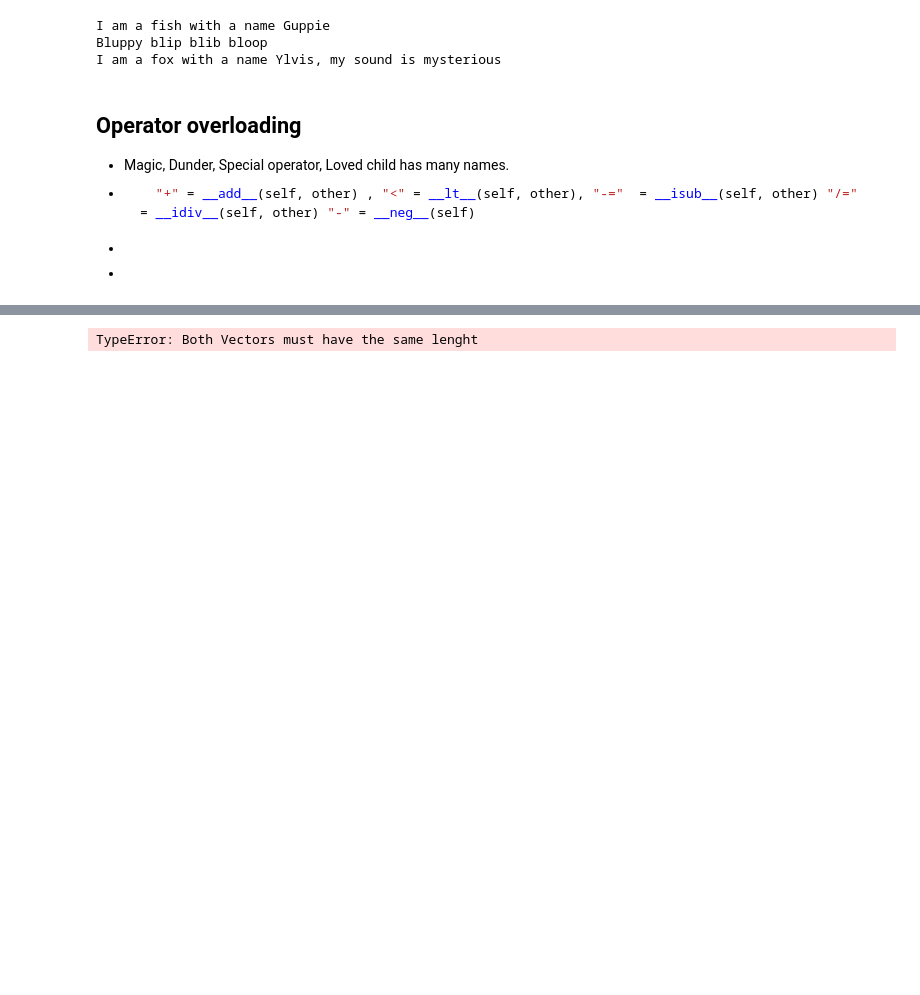
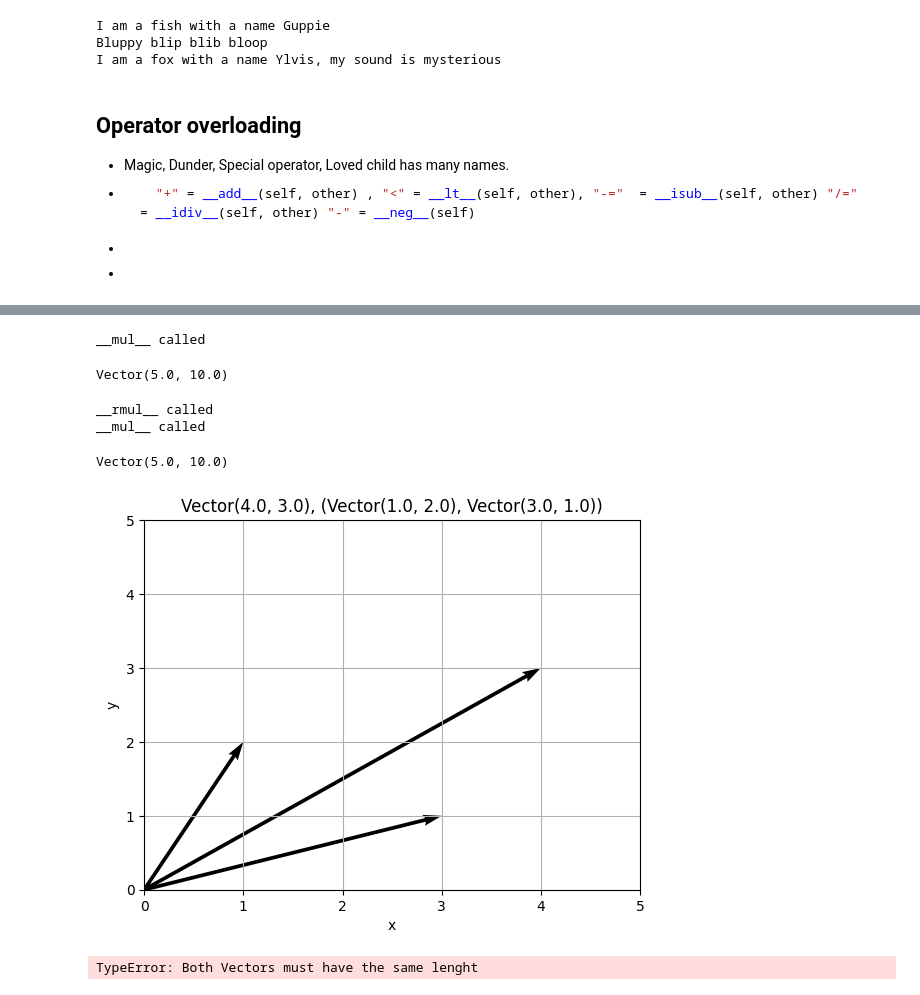
Before and after one commit to Rufshod/Python-Alexander-Andersson, a Jupyter notebook: Code-alongs/L12-OOP_polymorphism.ipynb, the cells around one changed output, grey strips where cells are left out. Drawn from its saved outputs; the diff is of its cells as text; code cells hidden in the pictures; blank space fills up the shorter version.

Commit message:
Code along Vectors done

```diff
--- a/Code-alongs/L12-OOP_polymorphism.ipynb
+++ b/Code-alongs/L12-OOP_polymorphism.ipynb
@@ -145 +199,20 @@ Vectors can't be empty
+# %%
+Vector(1,2)*5 #__mul__
+# %% [output]
+__mul__ called
+Vector(5.0, 10.0)
+# %%
+5*Vector(1,2) #__rmul__
+# %% [output]
+__rmul__ called
+__mul__ called
+Vector(5.0, 10.0)
+# %%
+v1 = Vector(1,2)
+v2 = Vector(3,1)
+v3 = v1+v2
+
+v3.plot(v1,v2)
+# %% [output]
+[figure, added]
 # %%
```
Also changed, not shown: parts of 3 cells of this notebook, 1 other file.
